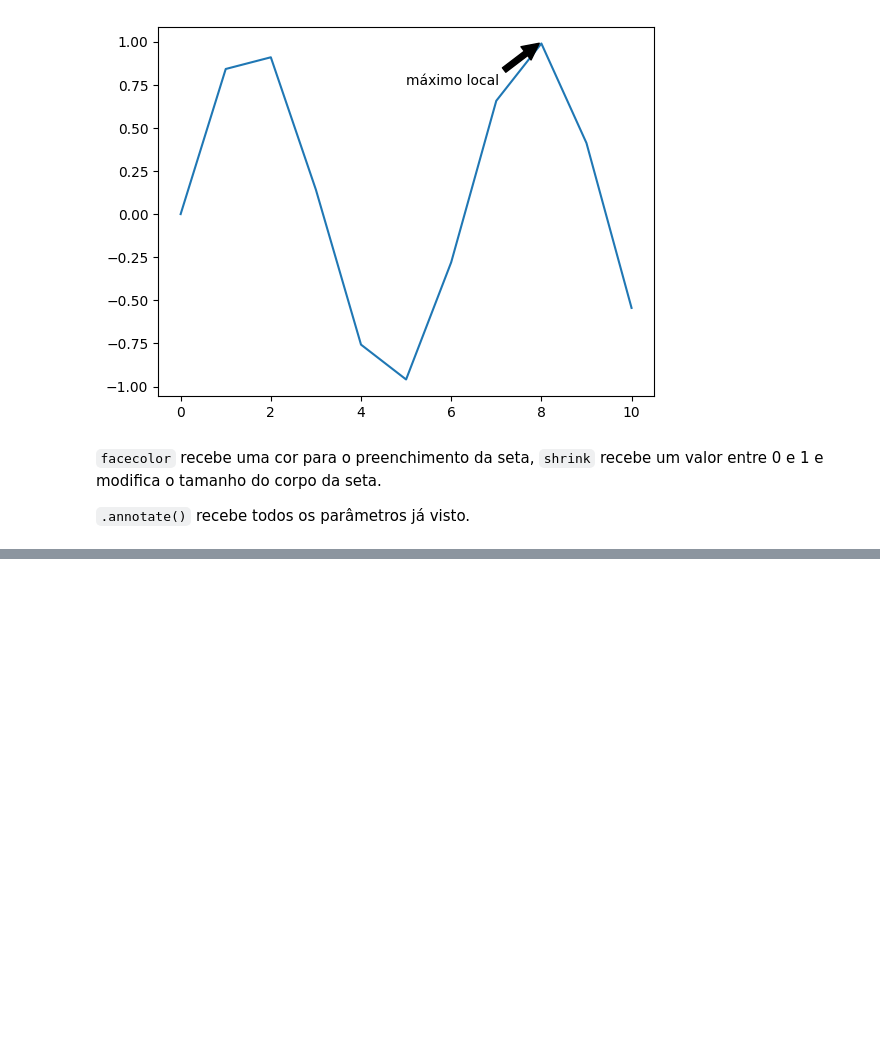
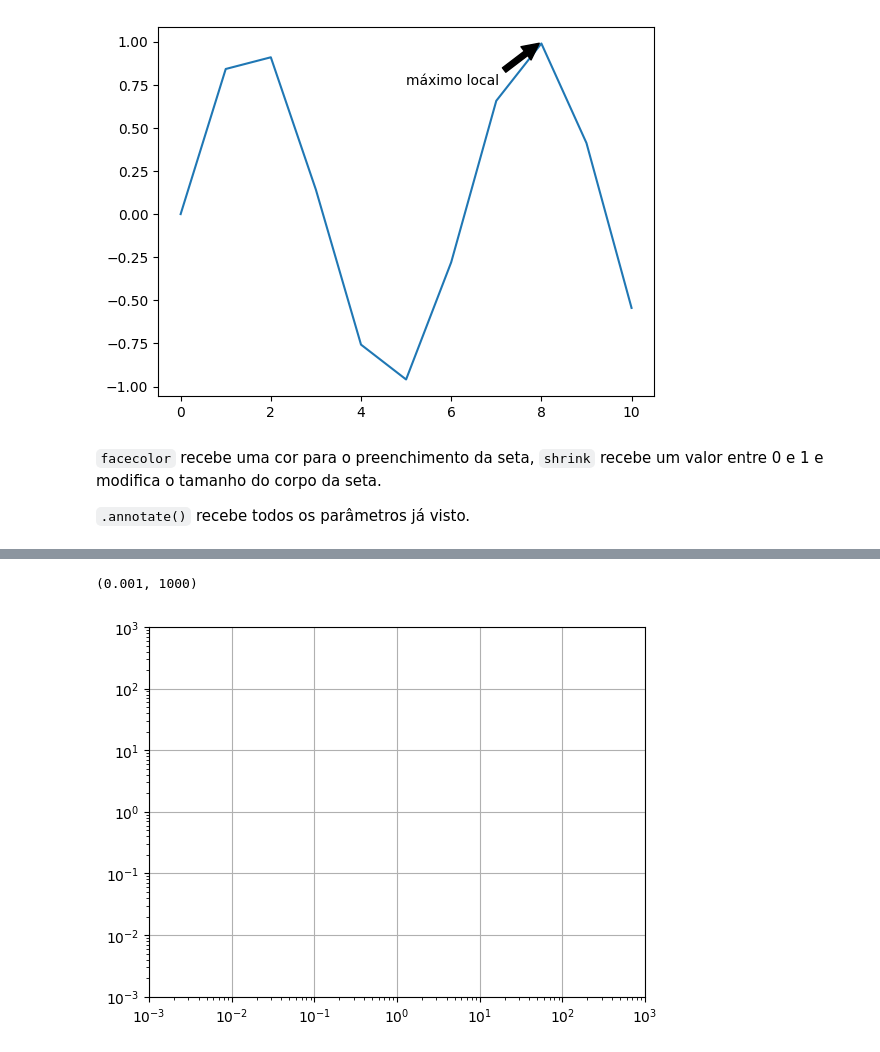
Before and after one commit to lucas-mt/studyPY, a Jupyter notebook: explicaçõesPY/módulos/matplotlib/funções.ipynb, the cells around one changed output, grey strips where cells are left out. Saved outputs shown, nothing was run; the diff lists cells and outputs as text; code cells hidden in the pictures; blank space fills up the shorter version.

```diff
--- a/explicaçõesPY/módulos/matplotlib/funções.ipynb
+++ b/explicaçõesPY/módulos/matplotlib/funções.ipynb
@@ -213,0 +221,8 @@ Text(5, 0.75, 'máximo local')
+# %%
+ax = plt.axes(xscale='log', yscale='log')
+ax.grid()
+ax.set_xlim(10**-3, 10**3)
+ax.set_ylim(10**-3, 10**3)
+# %% [output]
+(0.001, 1000)
+[figure, added]
```
Also changed, not shown: parts of 12 cells of this notebook, 9 other files.
